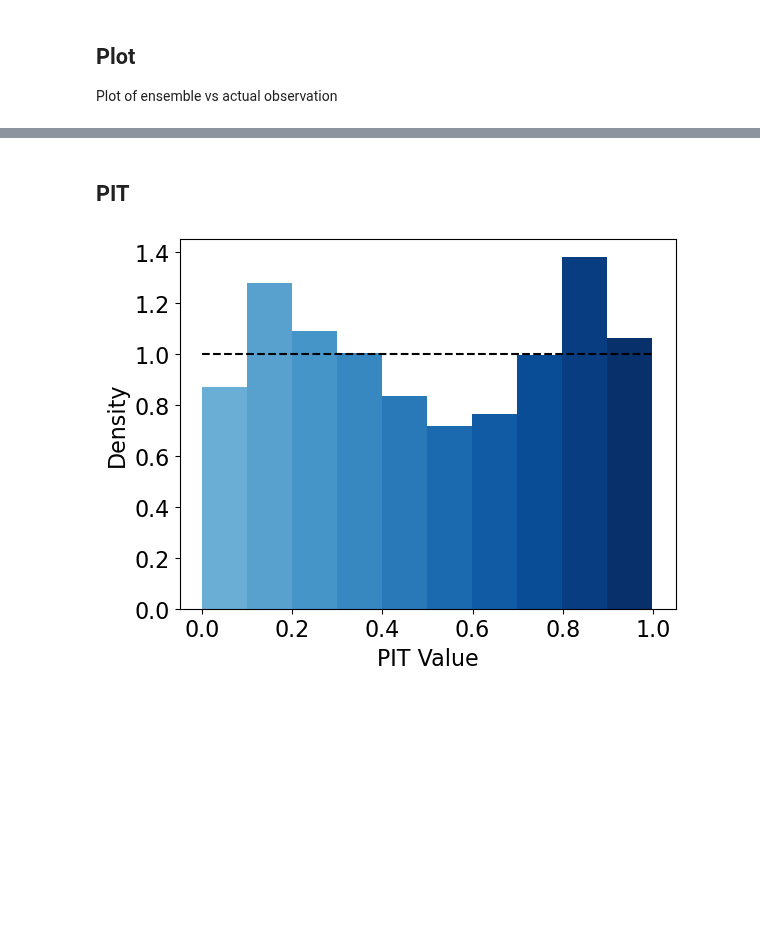
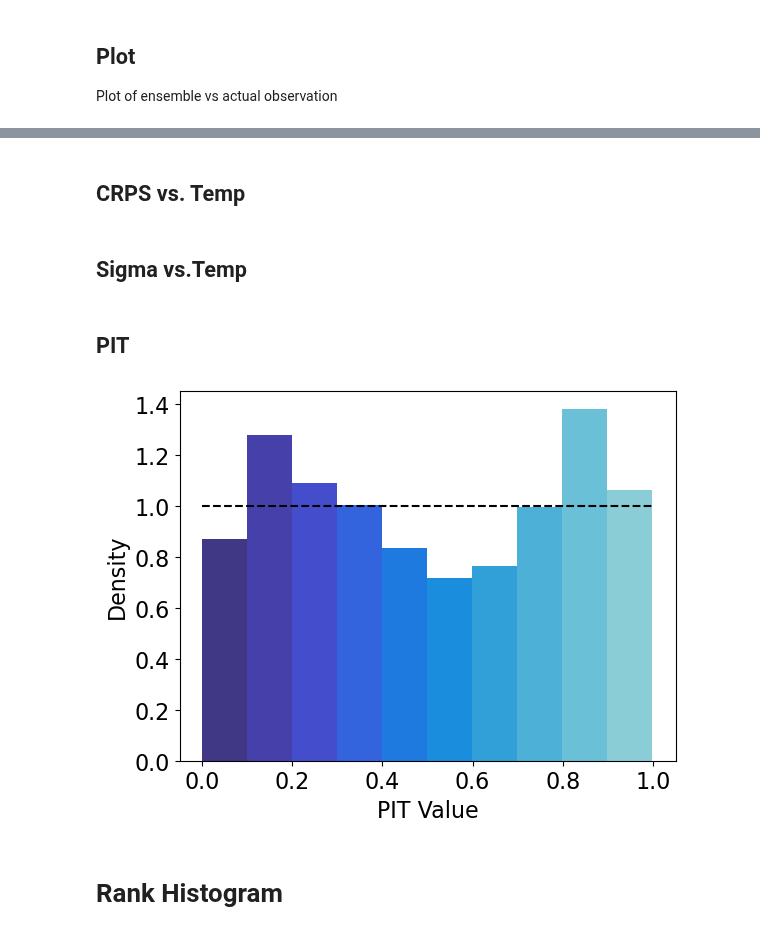
Before and after one commit to m-j-w-f/GNNPP, a Jupyter notebook: slerch_test/raw_ensemble.ipynb, the cells around one changed output, grey strips where cells are left out. Cells and saved outputs as stored; diff of their text form; code cells hidden in the pictures; blank space fills up the shorter version.

Commit message:
🥳 Plots and ReadMes added

```diff
--- a/slerch_test/raw_ensemble.ipynb
+++ b/slerch_test/raw_ensemble.ipynb
@@ -119,0 +177,2 @@ plt.savefig(f"../gnn/plots/predsObs_raw_ensemble.pdf", dpi=600, format='pdf', bb
+# %% [markdown]
+## CRPS vs. Temp
@@ -119,0 +201,2 @@ plt.savefig(f"../gnn/plots/predsObs_raw_ensemble.pdf", dpi=600, format='pdf', bb
+# %% [markdown]
+## Sigma vs.Temp
@@ -121,36 +219,35 @@ plt.savefig(f"../gnn/plots/predsObs_raw_ensemble.pdf", dpi=600, format='pdf', bb
 ## PIT
 # %%
 from scipy.stats import norm
+# %%
+def nice_hist(data, *args, **kwargs):
+    n, bins, patches = plt.hist(data, *args, **kwargs)
+
+    # colors
+    cm = cmr.get_sub_cmap(cmr.freeze,0.3,0.8)
+    bin_centers = 0.5 * (bins[:-1] + bins[1:])
+
+    # scale values to interval [0,1]
+    col = bin_centers - min(bin_centers)
+    col /= (max(col))
+
+
+    for c, p in zip(col, patches):
+        plt.setp(p, 'facecolor', cm(c))
 # %%
 # Create Normal distribution based on the ensemble
 mu = np.mean(ens)
 sigma = np.sqrt(np.var(ens))
 
 # Usual PIT procedure
 probs = norm.cdf(obs.flatten(), loc=mu.flatten(), scale=sigma.flatten())  # scale is standard deviation
-n, bins, patches = plt.hist(probs, bins=10, density=True)
+nice_hist(probs, bins=10, density=True)
+plt.hlines(xmin=0,xmax=1, y=1, colors="black", linestyles="--")
 
-# colors
-cm = mpl.colormaps['Blues']
-bin_centers = 0.5 * (bins[:-1] + bins[1:])
-
-# scale values to interval [0,1]
-col = bin_centers - min(bin_centers)
-col /= (max(col))
-
-def scale_interval(value, min_in, max_in, min_out, max_out):
-    # Scale value from [min_in, max_in] to [min_out, max_out]
-    scaled_value = min_out + (value - min_in) * (max_out - min_out) / (max_in - min_in)
-    return scaled_value
-
-col = scale_interval(col, 0, 1, 0.5,1)
-
-for c, p in zip(col, patches):
-    plt.setp(p, 'facecolor', cm(c))
-
-plt.hlines(xmin=0,xmax=1, y=1, colors="black", linestyles="--")
 plt.xlabel('PIT Value')
 plt.ylabel('Density')
-plt.savefig(f"../gnn/plots/PIT_raw_ensemble.eps", format='eps', bbox_inches='tight')
+plt.savefig(f"../gnn/plots/PIT_raw_ensemble.pdf", format='pdf', dpi=600, bbox_inches='tight')
 # %% [output]
-[figure, old version]
+[figure, new version]
+# %% [markdown]
+# Rank Histogram
```
Also changed, not shown: parts of 10 cells of this notebook, 33 other files.
